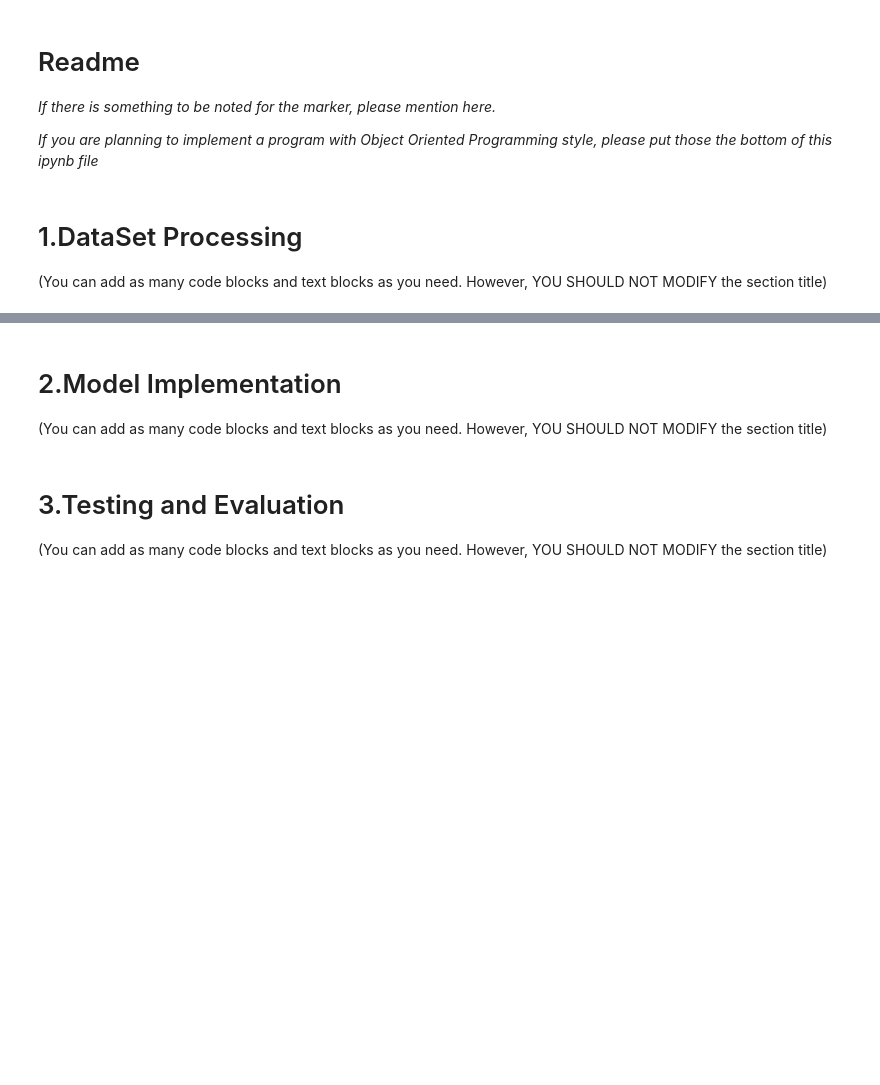
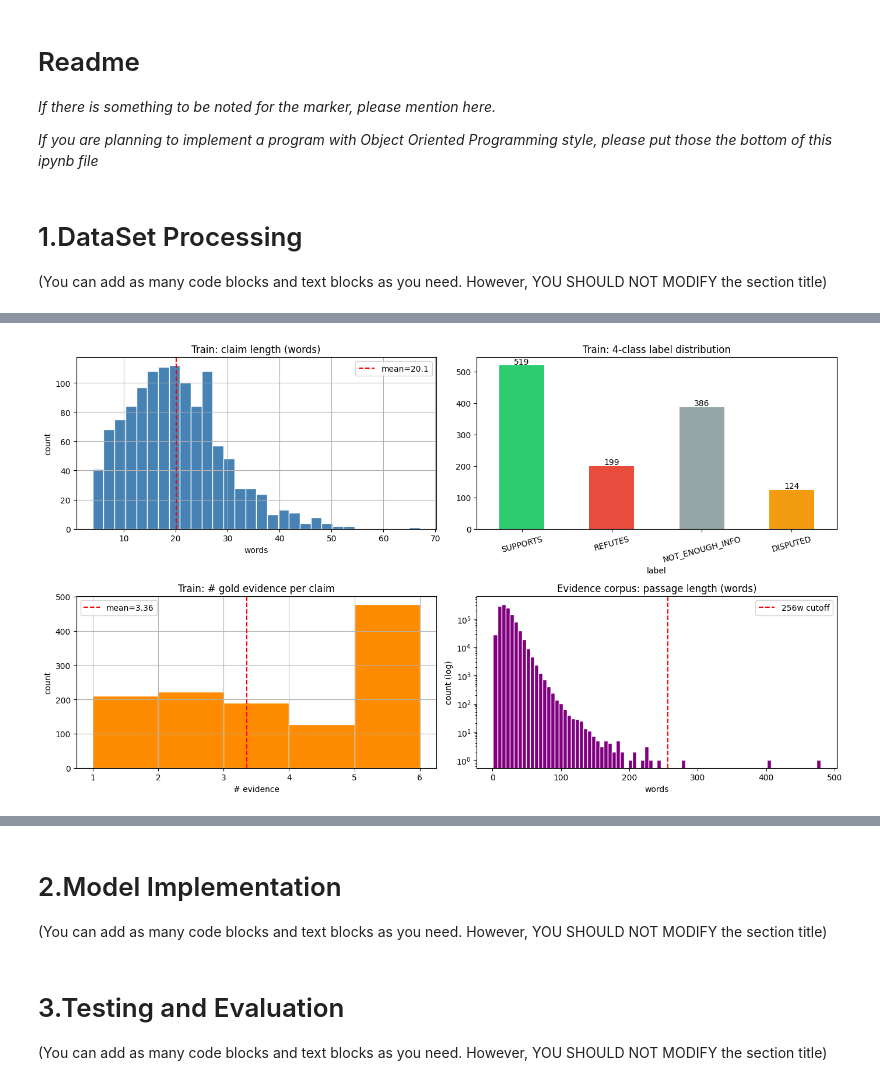
Before and after one commit to iamdreams1/Group_051_-COMP90042_Project_2026, a Jupyter notebook: Group_051__COMP90042_Project_2026.ipynb, the cells around one changed output, grey strips where cells are left out. Cells and saved outputs as stored; diff of their text form; code cells hidden in the pictures; blank space fills up the shorter version.

Commit message:
Data Processing (environment setting +load data + EDA)

```diff
--- a/Group_051__COMP90042_Project_2026.ipynb
+++ b/Group_051__COMP90042_Project_2026.ipynb
@@ -13,0 +129,19 @@
+# %%
+# 1.4 抽样查看一条 train 数据，确认 schema
+import random
+random.seed(0)
+
+cid = random.choice(list(train.keys()))
+sample = train[cid]
+print(f'claim_id     : {cid}')
+print(f'claim_text   : {sample["claim_text"]}')
+print(f'claim_label  : {sample["claim_label"]}')
+print(f'gold evi ids : {sample["evidences"]}')
+print()
+for eid in sample['evidences'][:2]:
+    print(f'  [{eid}] {evidence[eid][:200]} ...')
+
+# Test 集对比（无 label / 无 gold evidences）
+print()
+print('Test 字段（应无 claim_label / evidences）:')
+print(f'  {list(next(iter(test.values())).keys())}')
@@ -13,0 +169,67 @@
+# %%
+# 1.5 EDA: 4 张子图
+import pandas as pd
+import numpy as np
+import matplotlib.pyplot as plt
+
+LABELS = ['SUPPORTS', 'REFUTES', 'NOT_ENOUGH_INFO', 'DISPUTED']
+
+# Train claim 维度
+df = pd.DataFrame([{
+    'claim_len' : len(v['claim_text'].split()),
+    'label'     : v['claim_label'],
+    'n_evi'     : len(v['evidences']),
+} for v in train.values()])
+
+# Evidence 长度（先算一遍，下面要用）
+evi_lens = np.array([len(evidence[eid].split()) for eid in evi_ids])
+
+fig, axes = plt.subplots(2, 2, figsize=(14, 8))
+
+# (1) claim 长度
+df['claim_len'].hist(ax=axes[0,0], bins=30, color='steelblue', edgecolor='white')
+axes[0,0].set_title('Train: claim length (words)')
+axes[0,0].set_xlabel('words'); axes[0,0].set_ylabel('count')
+axes[0,0].axvline(df['claim_len'].mean(), color='red', linestyle='--',
+                  label=f"mean={df['claim_len'].mean():.1f}")
+axes[0,0].legend()
+
+# (2) 4 类标签分布
+label_counts = df['label'].value_counts().reindex(LABELS)
+label_counts.plot(kind='bar', ax=axes[0,1],
+                  color=['#2ecc71','#e74c3c','#95a5a6','#f39c12'])
+axes[0,1].set_title('Train: 4-class label distribution')
+axes[0,1].set_xticklabels(LABELS, rotation=15)
+for i, v in enumerate(label_counts):
+    axes[0,1].text(i, v + 5, str(v), ha='center')
+
+# (3) 每条 claim 的 gold evidence 数
+n_evi_max = df['n_evi'].max()
+df['n_evi'].hist(ax=axes[1,0], bins=range(1, n_evi_max + 2),
+                 color='darkorange', edgecolor='white')
+axes[1,0].set_title('Train: # gold evidence per claim')
+axes[1,0].set_xlabel('# evidence'); axes[1,0].set_ylabel('count')
+axes[1,0].axvline(df['n_evi'].mean(), color='red', linestyle='--',
+                  label=f"mean={df['n_evi'].mean():.2f}")
+axes[1,0].legend()
+
+# (4) Evidence 长度（log y 因为长尾很重）
+axes[1,1].hist(evi_lens, bins=80, color='purple', edgecolor='white')
+axes[1,1].set_yscale('log')
+axes[1,1].set_title('Evidence corpus: passage length (words)')
+axes[1,1].set_xlabel('words'); axes[1,1].set_ylabel('count (log)')
+axes[1,1].axvline(256, color='red', linestyle='--', label='256w cutoff')
+axes[1,1].legend()
+
+plt.tight_layout()
+plt.savefig(f'{CACHE}/eda_overview.png', dpi=120, bbox_inches='tight')
+plt.show()
+
+# 关键数字打印（写报告用）
+print(f'Claim 长度: mean={df["claim_len"].mean():.1f}, p95={df["claim_len"].quantile(0.95):.0f}')
+print(f'Gold evidence 数: mean={df["n_evi"].mean():.2f}, p95={df["n_evi"].quantile(0.95):.0f}')
+print(f'Evidence 长度: p50={int(np.percentile(evi_lens,50))}, '
+      f'p95={int(np.percentile(evi_lens,95))}, p99={int(np.percentile(evi_lens,99))}, '
+      f'>256w 占比 {(evi_lens > 256).mean()*100:.2f}%')
+# %% [output]
+[figure, added]
```
Also changed, not shown: parts of 7 cells of this notebook.
